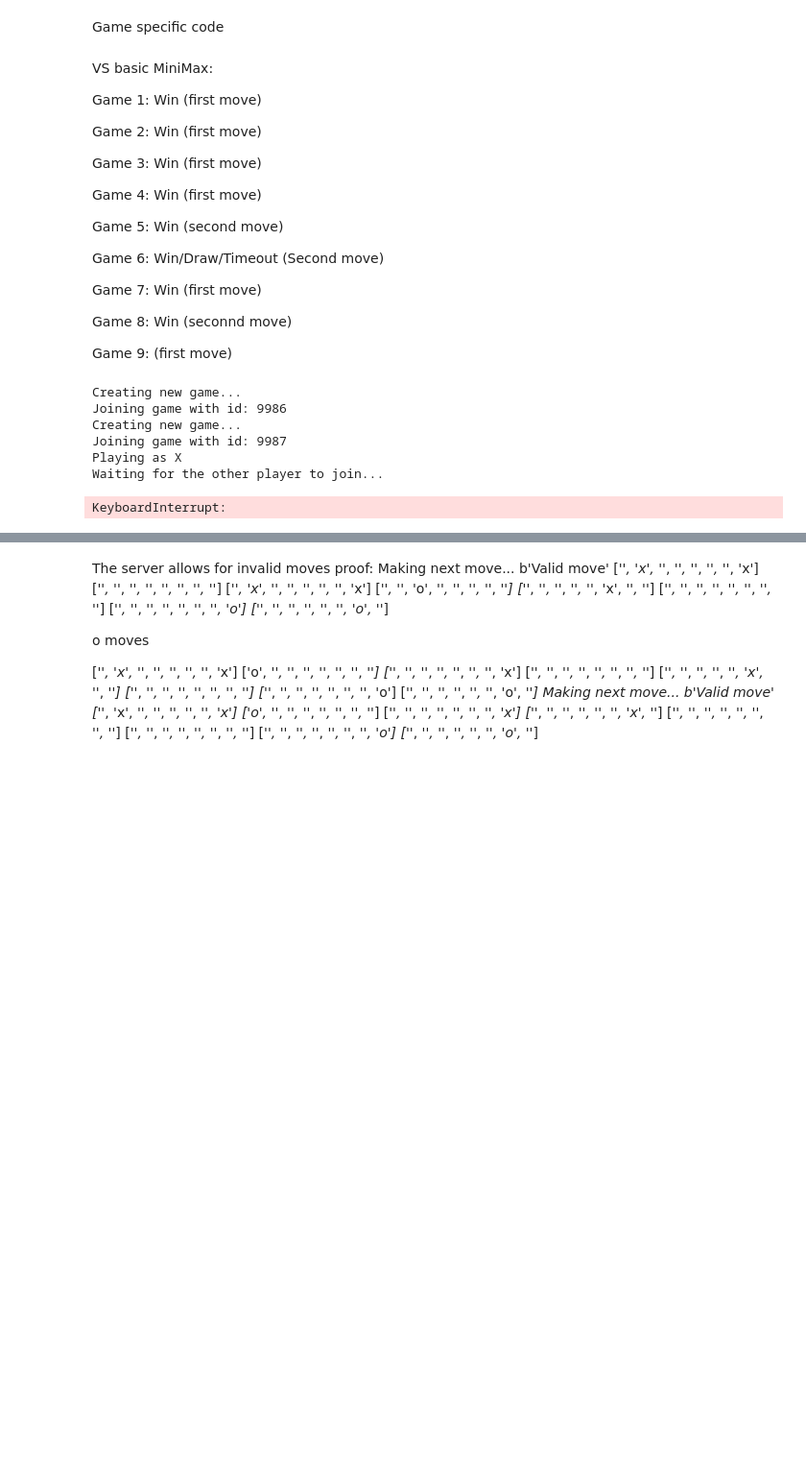
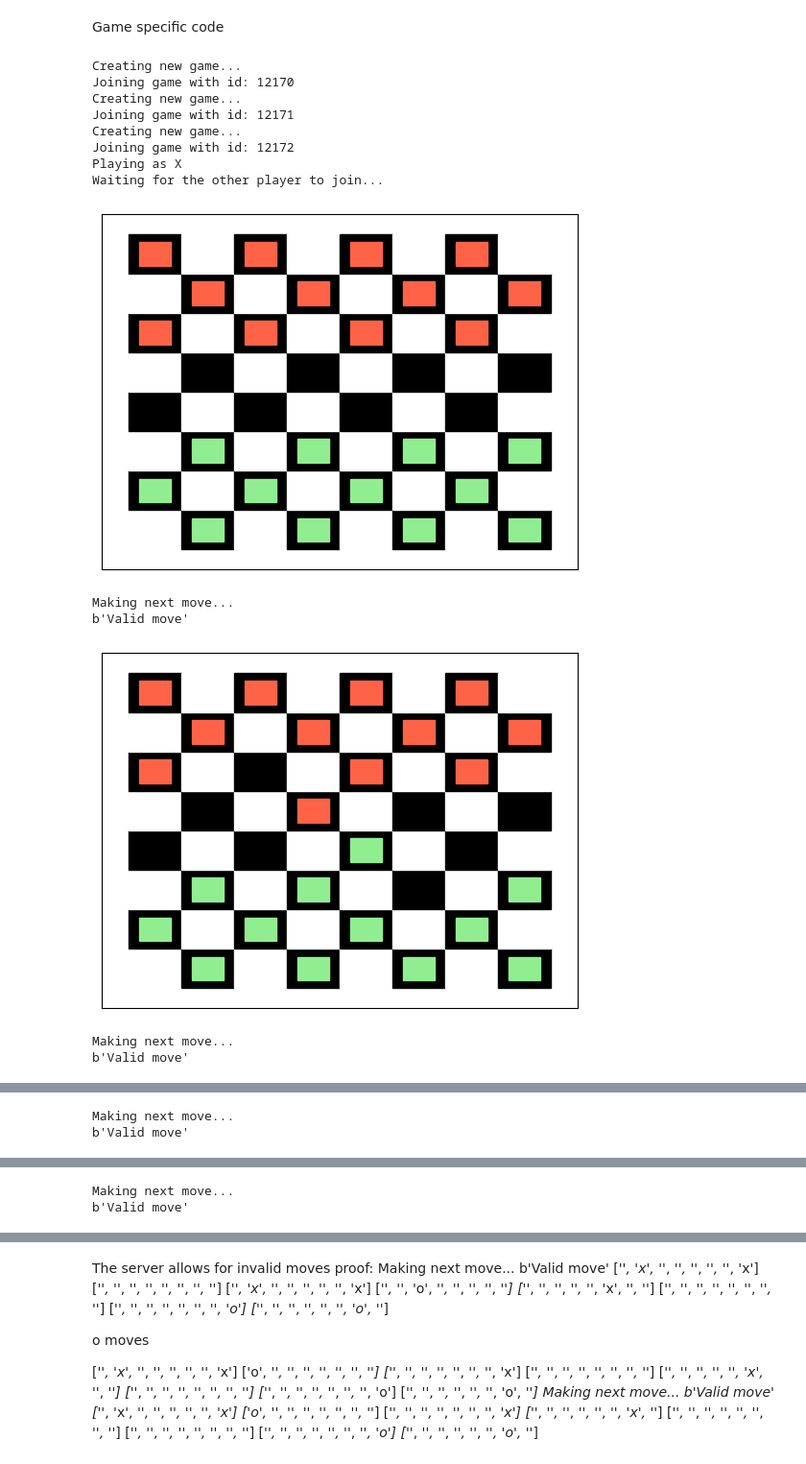
Before and after one commit to maudhelen/Competitive-AI-Boardgame-Agents, a Jupyter notebook: Checkers/checkers_MCTS_Optimize.ipynb, the cells around one changed output, grey strips where cells are left out. Shown: that part at 96% size. Saved outputs shown, nothing was run; the diff lists cells and outputs as text; code cells hidden in the pictures; blank space fills up the shorter version.

Commit message:
Added visualization

```diff
--- a/Checkers/checkers_MCTS_Optimize.ipynb
+++ b/Checkers/checkers_MCTS_Optimize.ipynb
@@ -369,33 +420,20 @@ class Checkers(Game):
   def other_player(self):
     if self.player == 'X': return 'O'
     if self.player == 'O': return 'X'
-# %% [markdown]
-VS basic MiniMax:
-
-Game 1: Win (first move)
-
-Game 2: Win (first move)
-
-Game 3: Win (first move)
-
-Game 4: Win (first move)
-
-Game 5: Win (second move)
-
-Game 6: Win/Draw/Timeout (Second move)
-
-Game 7:  Win (first move)
-
-Game 8: Win (seconnd move)
-
-Game 9:  (first move)
 # %%
-game_loop(mcts_solver, Checkers, 'checkers', multi_player=True, id=None)
+game_loop(mcts_solver, Checkers, 'checkers', multi_player=False, id=None)
 # %% [output]
 Creating new game...
-Joining game with id: 9986
+Joining game with id: 12170
 Creating new game...
-Joining game with id: 9987
+Joining game with id: 12171
+Creating new game...
+Joining game with id: 12172
 Playing as X
 Waiting for the other player to join...
+[figure, added]
-KeyboardInterrupt:
+Making next move...
+b'Valid move'
+[figure, added]
+Making next move...
+b'Valid move'
@@ -401,0 +441,2 @@ KeyboardInterrupt:
+Making next move...
+b'Valid move'
@@ -401,0 +444,2 @@ KeyboardInterrupt:
+Making next move...
+b'Valid move'
```
Also changed, not shown: parts of 2 cells of this notebook.
